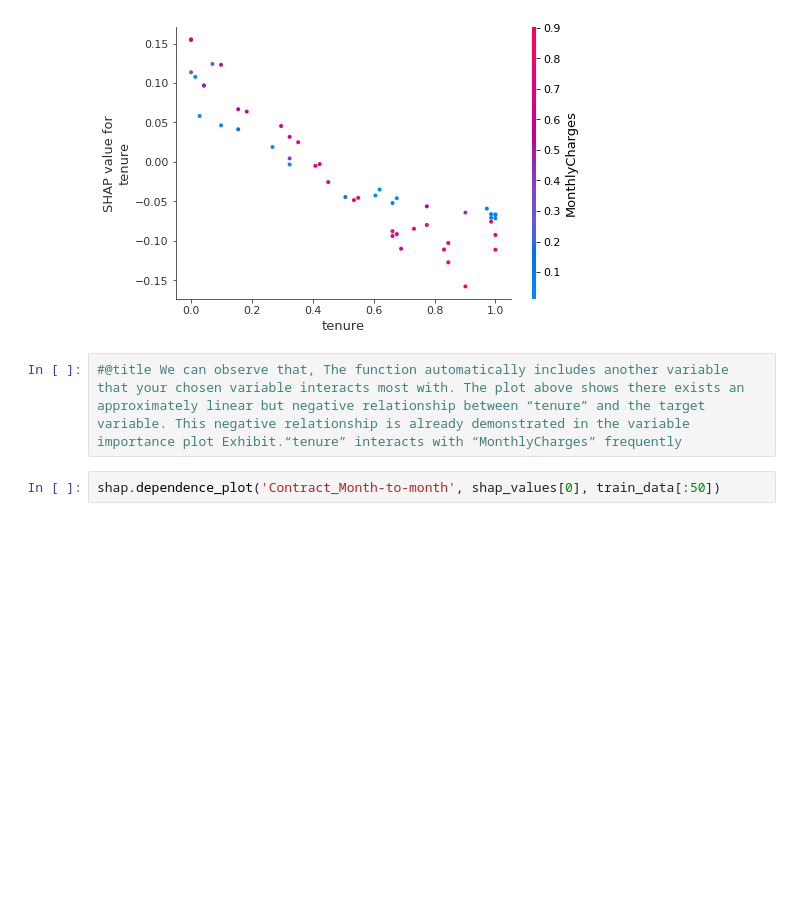
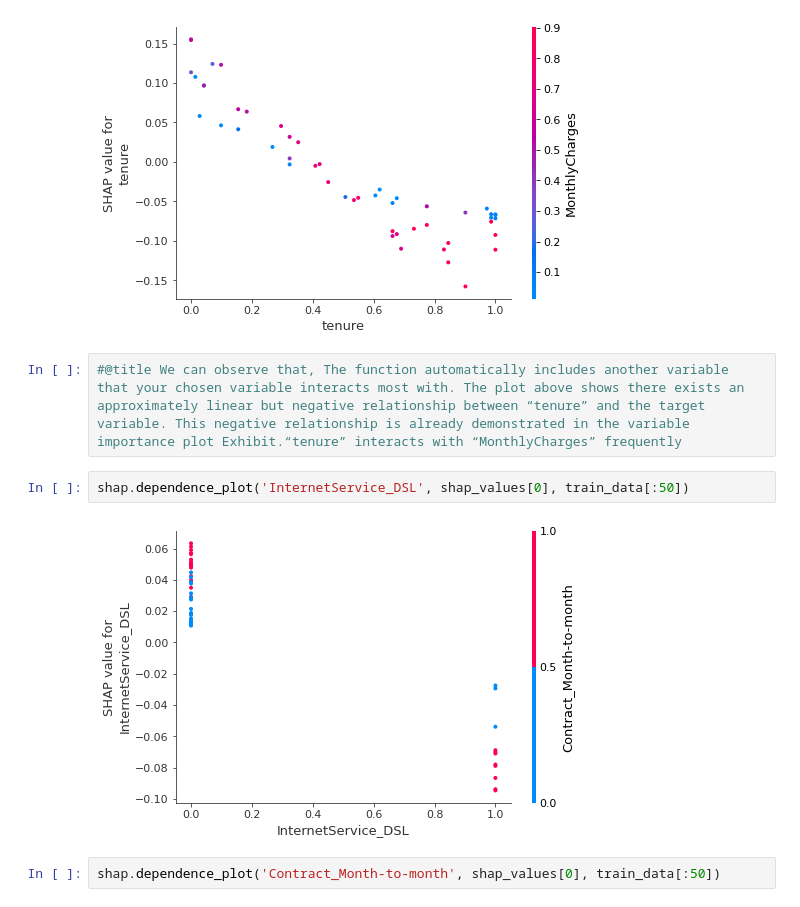
Before and after one commit to manju-malateshappa/Telecom-Customer-Churn-Prediction, a Jupyter notebook: Chrun_data_analysis.ipynb, the cells around one changed output. Saved outputs shown, nothing was run; the diff lists cells and outputs as text; blank space fills up the shorter version.

```diff
--- a/Chrun_data_analysis.ipynb
+++ b/Chrun_data_analysis.ipynb
@@ -545,6 +545,10 @@ shap.dependence_plot('tenure', shap_values[0], train_data[:50])
 [figure]
 # %%
 #@title We can observe that, The function automatically includes another variable that your chosen variable interacts most with. The plot above shows there exists an approximately linear but negative relationship between “tenure” and the target variable. This negative relationship is already demonstrated in the variable importance plot Exhibit.“tenure” interacts with “MonthlyCharges” frequently
+# %%
+shap.dependence_plot('InternetService_DSL', shap_values[0], train_data[:50])
+# %% [output]
+[figure, added]
 # %%
 shap.dependence_plot('Contract_Month-to-month', shap_values[0], train_data[:50])
 # %% [output]
```
Also changed, not shown: parts of 1 cell of this notebook.
